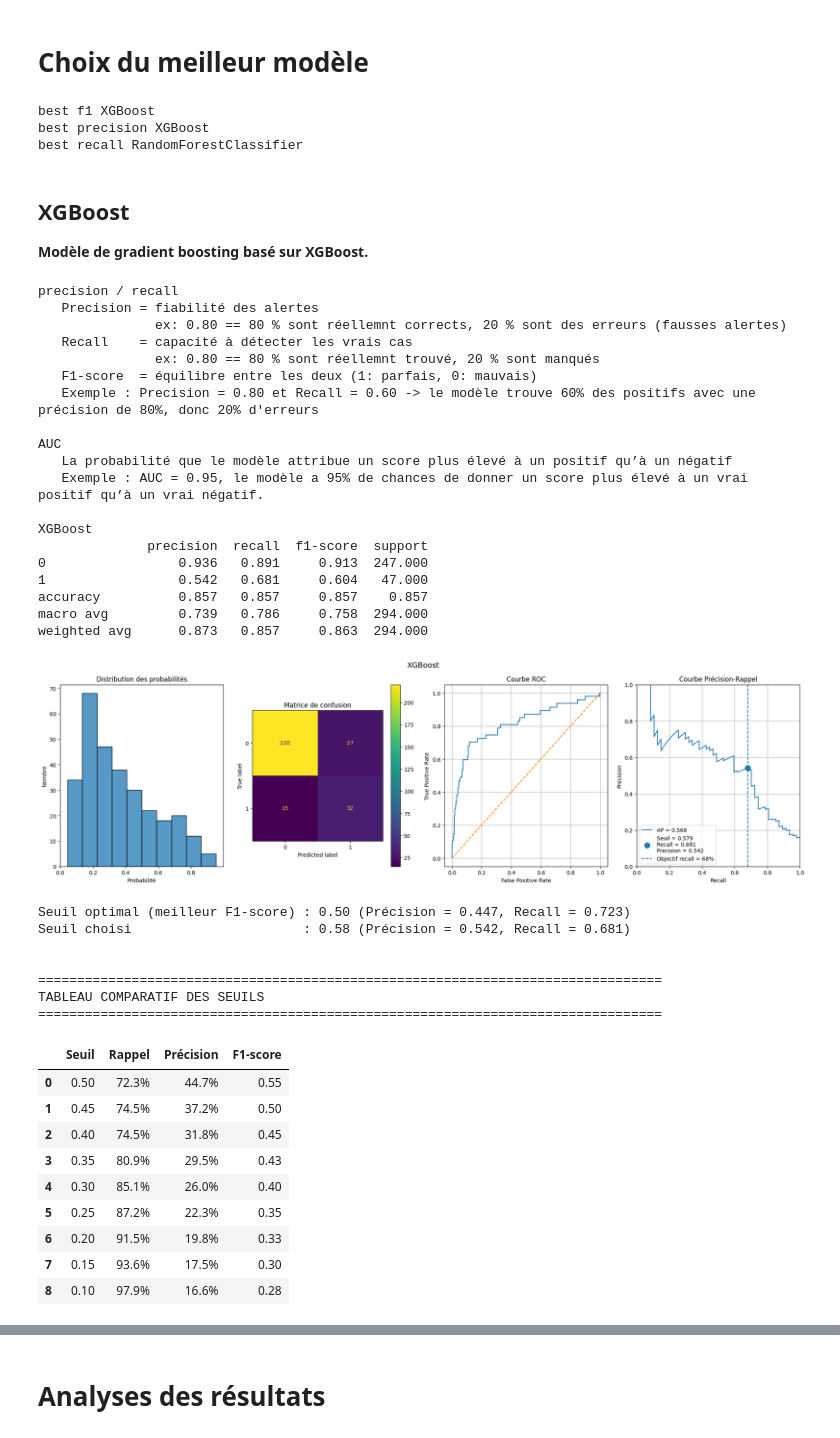
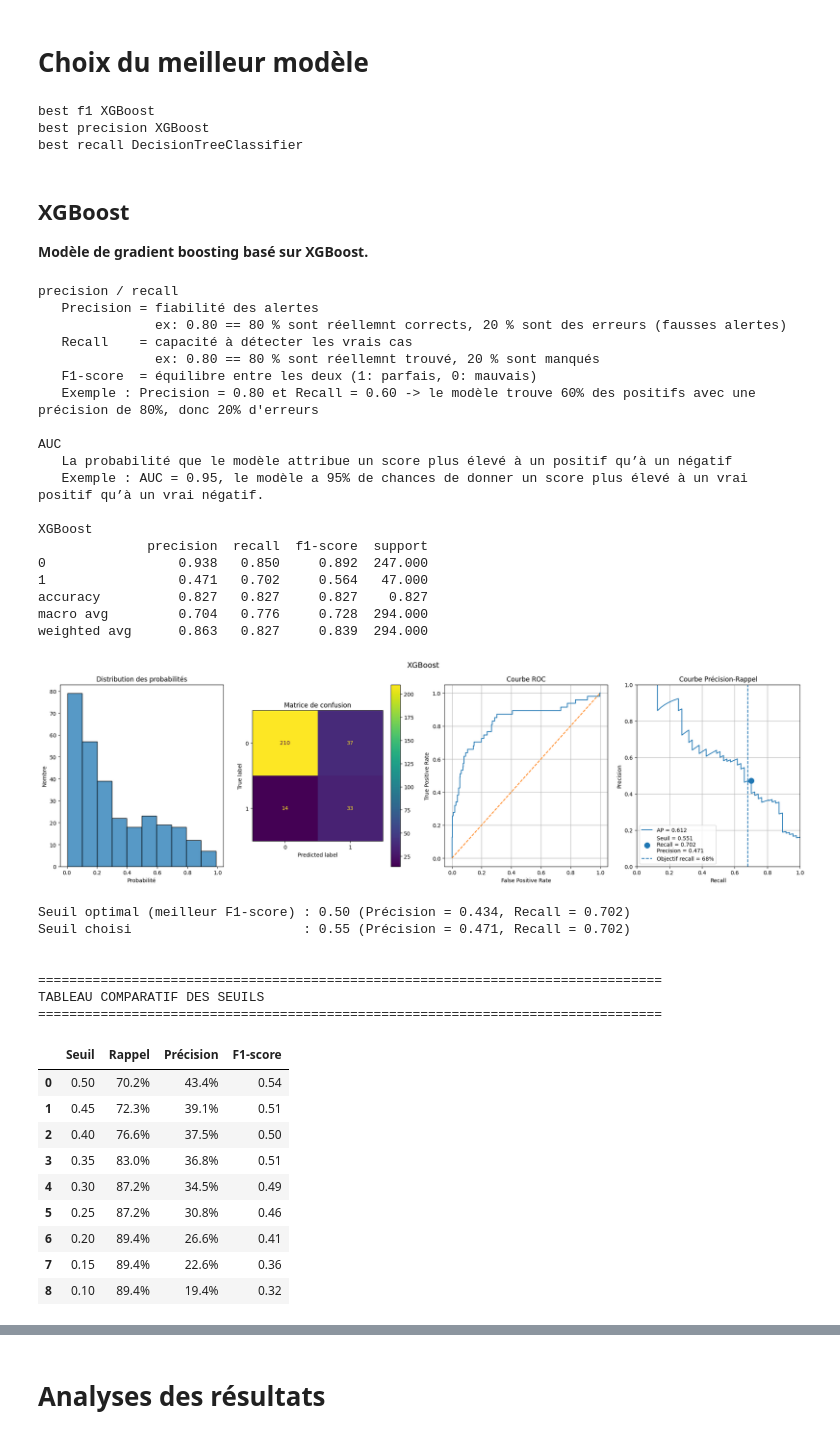
Before and after one commit to Ace4teaM/OCR-NovaTech, a Jupyter notebook: 3.modelisations.ipynb, the cells around one changed output, grey strips where cells are left out. Saved outputs shown, nothing was run; the diff lists cells and outputs as text; code cells hidden in the pictures.

```diff
--- a/3.modelisations.ipynb
+++ b/3.modelisations.ipynb
@@ -438,16 +438,10 @@ class BaseTrain:
         #
         # Définit le jeu de paramètres
         #
-        print(self.model_name)
-        display(self.params)
         if isinstance(self.model, Pipeline):
-        #    print("Définit les paramètres dans le pipeline...", self.model)
             self.model.named_steps["clf"].set_params(**self.params)
-        #    display(self.model.named_steps["clf"].get_params())
         else:
-        #    print("Définit les paramètres dans le modèle...", self.model)
             self.model.set_params(**self.params)
-        #    display(self.model.get_params())
 
         #
         # Entraînement
@@ -1293,6 +1293,7 @@ class HyperParamsPass(PassTrains):
                     estimator=train.model,
                     param_distributions=train.param_grid,
                     n_iter=50,
+                    random_state=45,
                     scoring="recall",  # Optimiser pour le rappel
                     cv=3,
                     n_jobs=-1,
@@ -1768,32 +1736,0 @@ passes.append(passInst)
-# %%
-
-class HighRecallPass(PassTrains):
-    pass
-
-class XGBoostTrainHighRecall(XGBoostTrain):
-    def before(self):
-        # Poids augmenté pour favoriser le rappel
-        self.params["scale_pos_weight"] = 10
-        self.params["max_depth"] = 3
-        self.params["n_estimators"] = 400
-        self.params["learning_rate"] = 0.05
-        self.params["reg_lambda"] = 5
-        self.params["reg_alpha"] = 1
-        self.params["subsample"] = 0.8
-        self.params["min_child_weight"] = 5
-
-        # Ajuster le seuil pour atteindre recall > 75%
-        self.threshold = 0.30
-
-passInst = HighRecallPass(
-    df_clean,
-    "Maximiser le rappel pour réduire les faux négatifs"
-)
-
-passInst.add(XGBoostTrainHighRecall())
-
-passInst.run()
-passInst.print()
-passInst.print_diff(passes[0])
-
-passes.append(passInst)
@@ -2115,60 +2110,61 @@ plt.show()
 # %% [markdown]
 # Choix du meilleur modèle
 # %%
-best_model = next((p for p in final_trains if p.model_name == "XGBoost"), None)
 best_model_f1 = max(final_trains, key=lambda p: p.results["f1"])
 best_model_precision = max(final_trains, key=lambda p: p.results["precision"])
 best_model_recall = max(final_trains, key=lambda p: p.results["recall"])
 print("best f1",best_model_f1.model_name)
 print("best precision",best_model_precision.model_name)
 print("best recall",best_model_recall.model_name)
 print()
+
+best_model = deepcopy(next((p for p in final_trains if p.model_name == "XGBoost"), None))
 best_model.print()
 # %% [output]
 best f1 XGBoost
 best precision XGBoost
-best recall RandomForestClassifier
+best recall DecisionTreeClassifier
 
 ## XGBoost
 
 **Modèle de gradient boosting basé sur XGBoost.**
 precision / recall
    Precision = fiabilité des alertes
                ex: 0.80 == 80 % sont réellemnt corrects, 20 % sont des erreurs (fausses alertes)
    Recall    = capacité à détecter les vrais cas
                ex: 0.80 == 80 % sont réellemnt trouvé, 20 % sont manqués
    F1-score  = équilibre entre les deux (1: parfais, 0: mauvais)
    Exemple : Precision = 0.80 et Recall = 0.60 -> le modèle trouve 60% des positifs avec une précision de 80%, donc 20% d'erreurs
 
 AUC
    La probabilité que le modèle attribue un score plus élevé à un positif qu’à un négatif
    Exemple : AUC = 0.95, le modèle a 95% de chances de donner un score plus élevé à un vrai positif qu’à un vrai négatif.
 
 XGBoost
               precision  recall  f1-score  support
-0                 0.936   0.891     0.913  247.000
-1                 0.542   0.681     0.604   47.000
-accuracy          0.857   0.857     0.857    0.857
-macro avg         0.739   0.786     0.758  294.000
-weighted avg      0.873   0.857     0.863  294.000
+0                 0.938   0.850     0.892  247.000
+1                 0.471   0.702     0.564   47.000
+accuracy          0.827   0.827     0.827    0.827
+macro avg         0.704   0.776     0.728  294.000
+weighted avg      0.863   0.827     0.839  294.000
-[figure, old version]
+[figure, new version]
-Seuil optimal (meilleur F1-score) : 0.50 (Précision = 0.447, Recall = 0.723)
-Seuil choisi                      : 0.58 (Précision = 0.542, Recall = 0.681)
+Seuil optimal (meilleur F1-score) : 0.50 (Précision = 0.434, Recall = 0.702)
+Seuil choisi                      : 0.55 (Précision = 0.471, Recall = 0.702)
 
 
 ================================================================================
 TABLEAU COMPARATIF DES SEUILS
 ================================================================================
 |  | Seuil | Rappel | Précision | F1-score |
-| 0 | 0.50 | 72.3% | 44.7% | 0.55 |
-| 1 | 0.45 | 74.5% | 37.2% | 0.50 |
-| 2 | 0.40 | 74.5% | 31.8% | 0.45 |
-| 3 | 0.35 | 80.9% | 29.5% | 0.43 |
-| 4 | 0.30 | 85.1% | 26.0% | 0.40 |
-| 5 | 0.25 | 87.2% | 22.3% | 0.35 |
-| 6 | 0.20 | 91.5% | 19.8% | 0.33 |
-| 7 | 0.15 | 93.6% | 17.5% | 0.30 |
-| 8 | 0.10 | 97.9% | 16.6% | 0.28 |
+| 0 | 0.50 | 70.2% | 43.4% | 0.54 |
+| 1 | 0.45 | 72.3% | 39.1% | 0.51 |
+| 2 | 0.40 | 76.6% | 37.5% | 0.50 |
+| 3 | 0.35 | 83.0% | 36.8% | 0.51 |
+| 4 | 0.30 | 87.2% | 34.5% | 0.49 |
+| 5 | 0.25 | 87.2% | 30.8% | 0.46 |
+| 6 | 0.20 | 89.4% | 26.6% | 0.41 |
+| 7 | 0.15 | 89.4% | 22.6% | 0.36 |
+| 8 | 0.10 | 89.4% | 19.4% | 0.32 |
 # %%
 pd.DataFrame({
     "colonne": df.columns,
```
Also changed, not shown: parts of 27 cells of this notebook.
